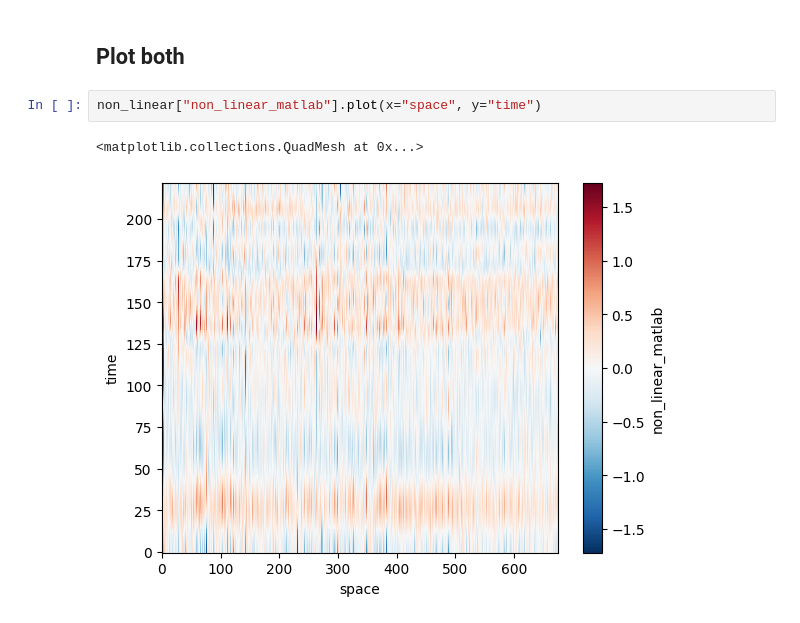
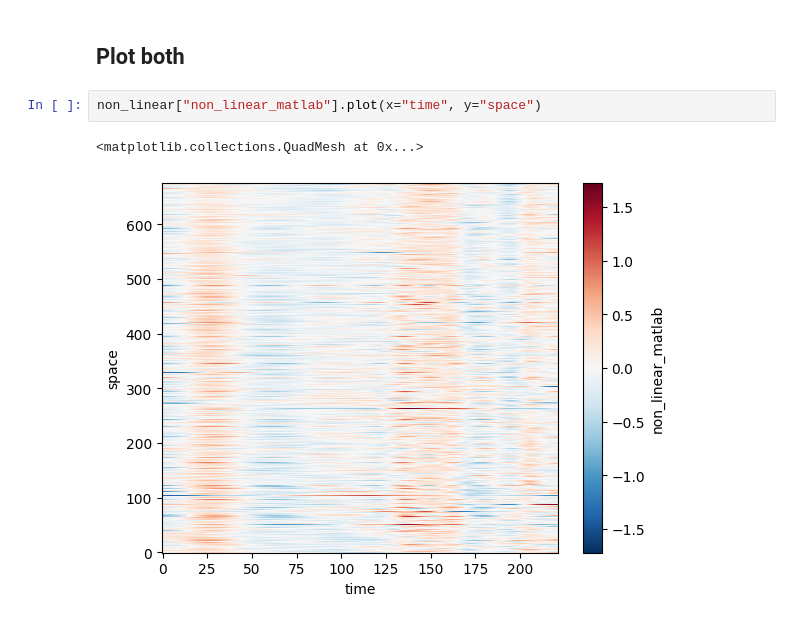
Before and after one commit to TUDelftGeodesy/DePSI, a Jupyter notebook: examples/notebooks/demo_atmosphere_estimation.ipynb, the cells around one changed output. Cells and saved outputs as stored; diff of their text form.

```diff
--- a/examples/notebooks/demo_atmosphere_estimation.ipynb
+++ b/examples/notebooks/demo_atmosphere_estimation.ipynb
@@ -40,8 +40,8 @@ non_linear["non_linear_python"] = estimate_non_linear_deformation(
 # %% [markdown]
 ## Plot both
 # %%
-non_linear["non_linear_matlab"].plot(x="space", y="time")
+non_linear["non_linear_matlab"].plot(x="time", y="space")
 # %% [output]
 <matplotlib.collections.QuadMesh at 0x...>
-[figure, old version]
+[figure, new version]
 # %%
```
Also changed, not shown: parts of 2 cells of this notebook.
